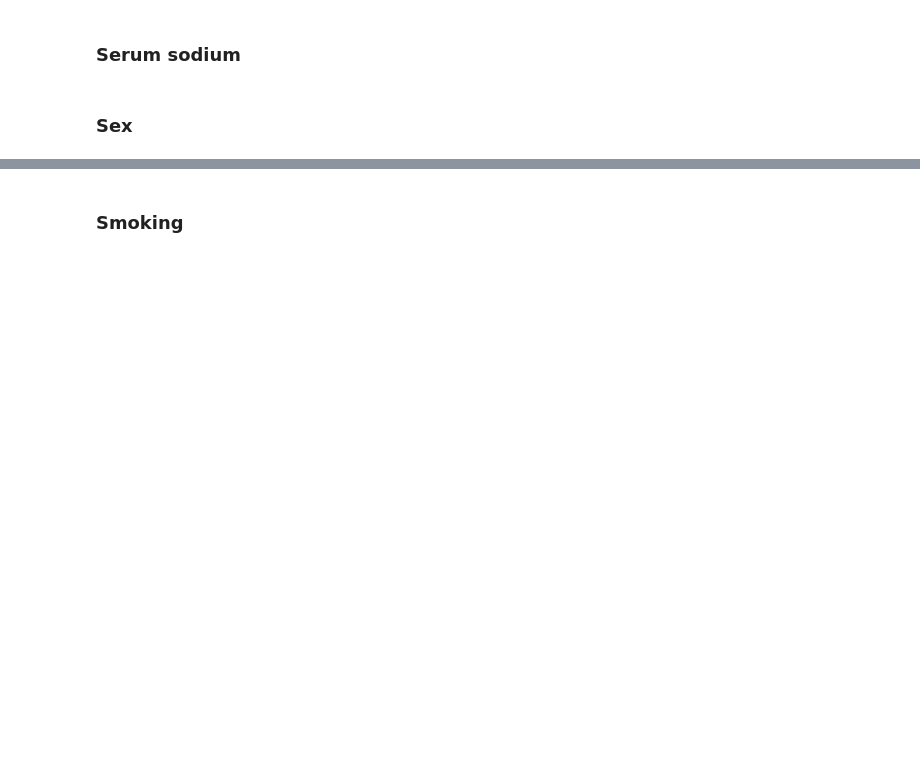
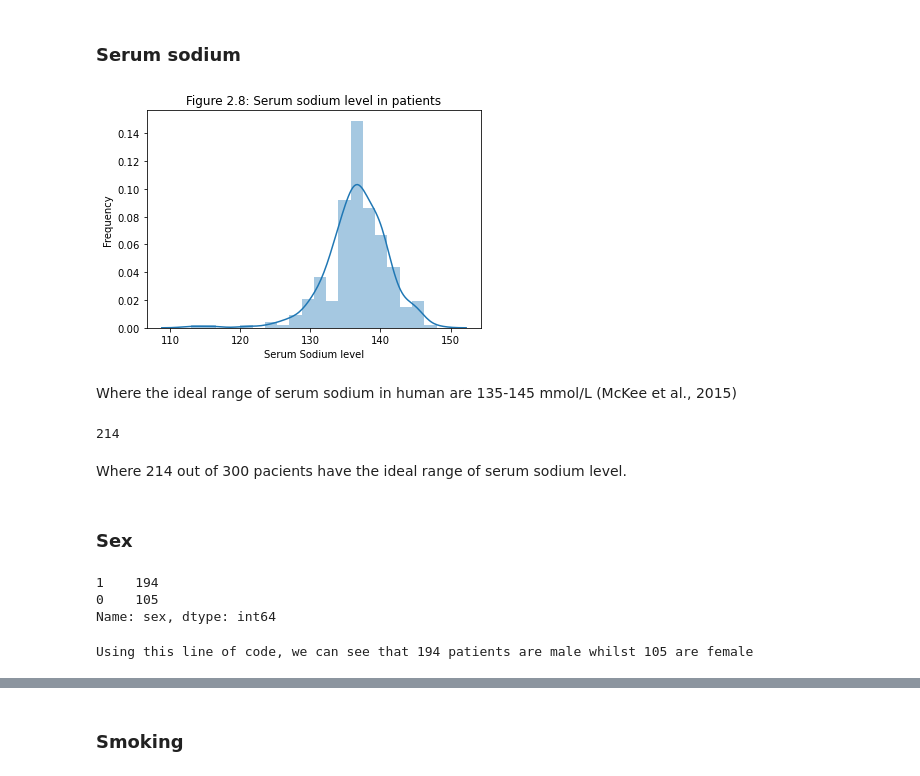
Before and after one commit to Ghost-Recon131/PDS-Assignment2, a Jupyter notebook: assignment2.ipynb, the cells around one changed output, grey strips where cells are left out. Saved outputs shown, nothing was run; the diff lists cells and outputs as text; code cells hidden in the pictures; blank space fills up the shorter version.

```diff
--- a/assignment2.ipynb
+++ b/assignment2.ipynb
@@ -557,2 +602,10 @@ located beyond the upper outlier threshold of 67.5, which could be an indicator
 # %% [markdown]
 ### Serum sodium
+# %%
+sns.distplot(HFCR["serum_sodium"], kde=True).set(title=
+    "Figure 2.8: Serum sodium level in patients", xlabel="Serum Sodium level", ylabel="Frequency")
+plt.show;
+# %% [output]
+[figure, added]
+# %% [markdown]
+Where the ideal range of serum sodium in human are 135-145 mmol/L (McKee et al., 2015)
@@ -559,2 +614,18 @@ located beyond the upper outlier threshold of 67.5, which could be an indicator
+# %%
+len([1 for i in sodium if i >= 135 and i <= 145])
+# %% [output]
+214
+# %% [markdown]
+Where 214 out of 300 pacients have the ideal range of serum sodium level.
 # %% [markdown]
 ### Sex
+# %%
+HFCR['sex'].value_counts()
+# %% [output]
+1    194
+0    105
+Name: sex, dtype: int64
+# %%
+print("Using this line of code, we can see that 194 patients are male whilst 105 are female")
+# %% [output]
+Using this line of code, we can see that 194 patients are male whilst 105 are female
```
Also changed, not shown: parts of 104 cells of this notebook, 2 other files.
